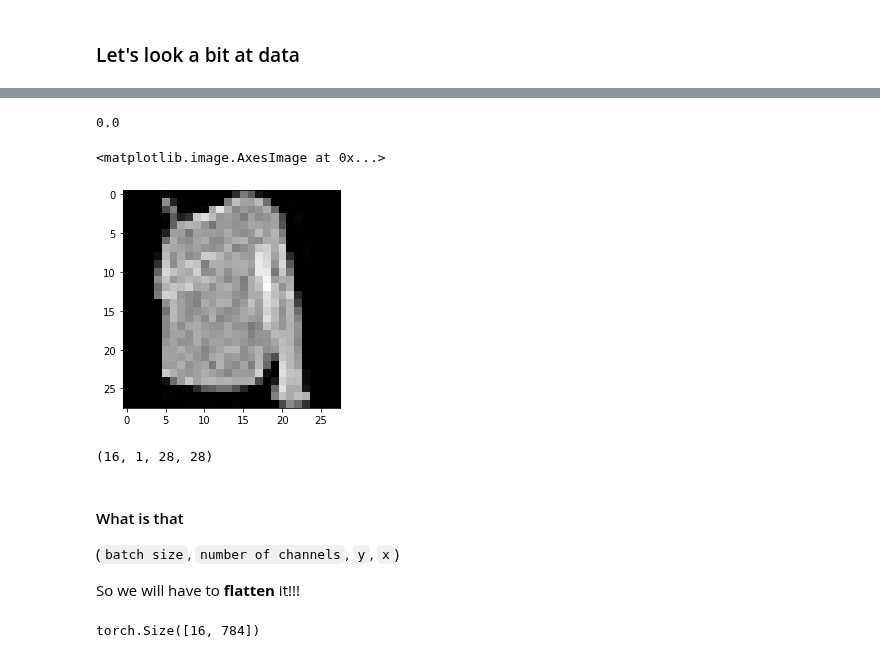
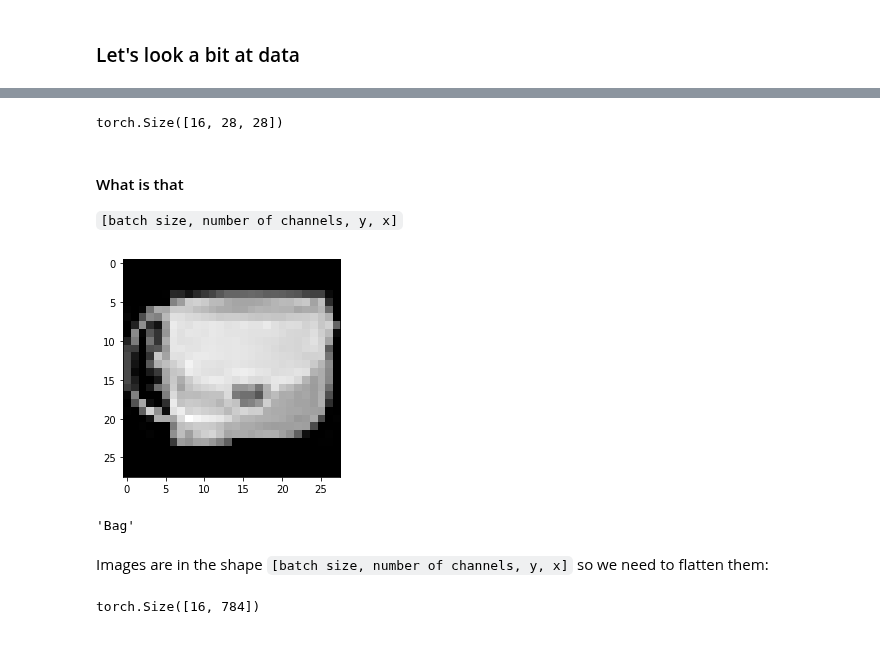
Before and after one commit to sbartek/intro-to-pytorch, a Jupyter notebook: 030-fully-connected-layers.ipynb, the cells around one changed output, grey strips where cells are left out. Cells and saved outputs as stored; diff of their text form; code cells hidden in the pictures.

```diff
--- a/030-fully-connected-layers.ipynb
+++ b/030-fully-connected-layers.ipynb
@@ -156,22 +78,27 @@ images[0].max()
-# %%
-images[0].min()
-# %% [output]
-0.0
-# %%
-plt.imshow(np.squeeze(images[0]), cmap='gray')
-# %% [output]
-<matplotlib.image.AxesImage at 0x...>
-[figure, removed]
-# %%
-images.shape
-# %% [output]
-(16, 1, 28, 28)
+# %%
+## Read first batch (16 images)
+dataiter = iter(train_loader)
+images_pt, labels = dataiter.next()
+images_pt.shape
+# %% [output]
+torch.Size([16, 28, 28])
 # %% [markdown]
 #### What is that
 
-(`batch size`, `number of channels`, `y`, `x`)
-
-So we will have to __flatten__ it!!!
+`[batch size, number of channels, y, x]`
+# %%
+## Transform it to numpy and get the first one
+images = images_pt.numpy()
+plt.imshow(np.squeeze(images[0]), cmap='gray')
+plt.show()
+
+## Print its class name
+classes[labels[0]]
+# %% [output]
+[figure, added]
+'Bag'
+# %% [markdown]
+Images are in the shape `[batch size, number of channels, y, x]` so we need to flatten them:
 # %%
 images_pt.reshape(images_pt.size(0), -1).shape
 # %% [output]
```
Also changed, not shown: parts of 124 cells of this notebook, 7 other files.
